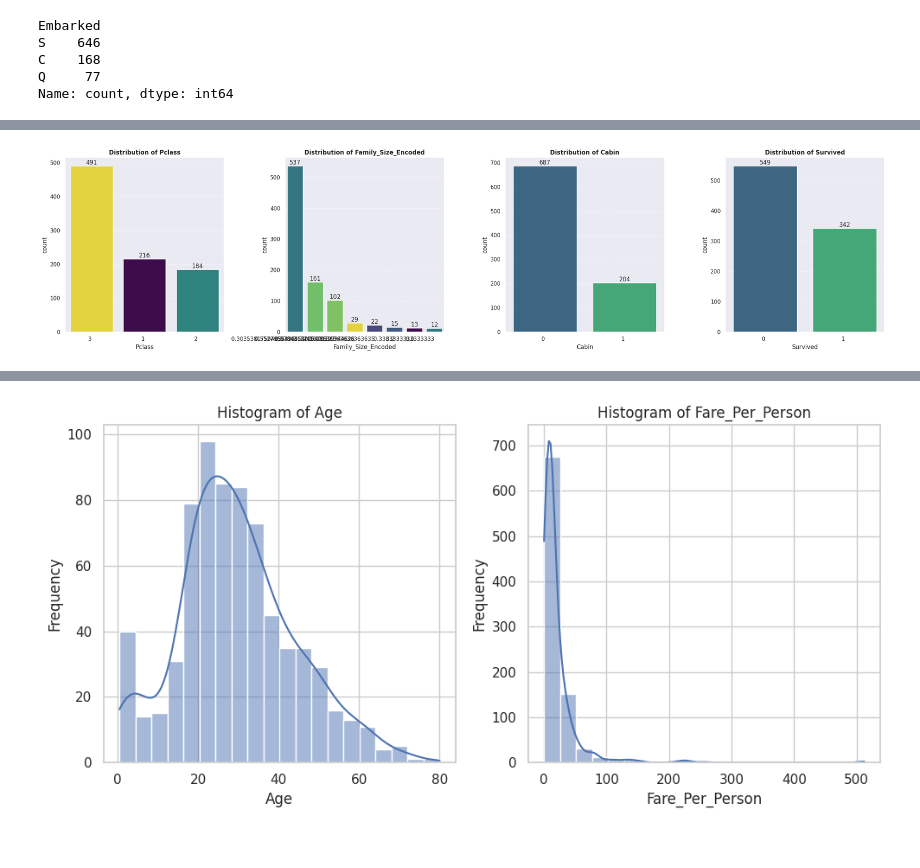
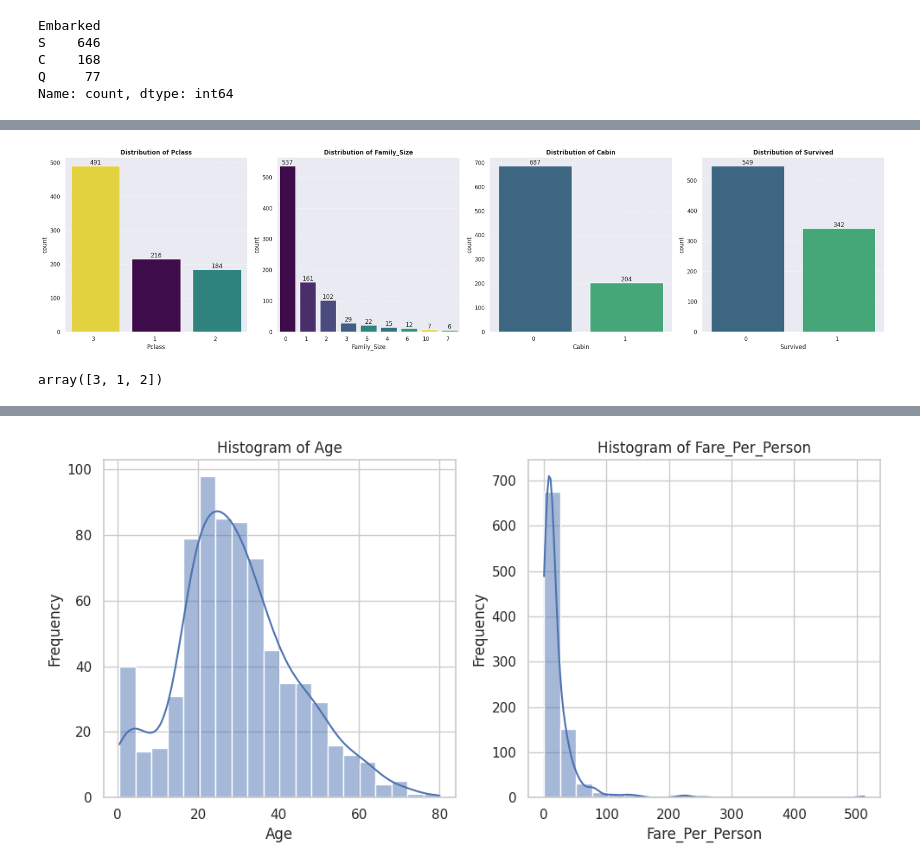
Before and after one commit to Bladys0710/titanic-ml-project, a Jupyter notebook: notebooks/01_EDA_and_PreProcessing.ipynb, the cells around one changed output, grey strips where cells are left out. Saved outputs shown, nothing was run; the diff lists cells and outputs as text; code cells hidden in the pictures.

```diff
--- a/notebooks/01_EDA_and_PreProcessing.ipynb
+++ b/notebooks/01_EDA_and_PreProcessing.ipynb
@@ -388,37 +401,37 @@ import matplotlib.pyplot as plt
 plt.figure(figsize=(24, 6))
 
 # Columns to visualize
-categorical_columns = ['Pclass', 'Family_Size_Encoded', 'Cabin', 'Survived']
+categorical_columns = ['Pclass', 'Family_Size', 'Cabin', 'Survived']
 
 # Create 1x4 grid of charts
 for i, column in enumerate(categorical_columns, 1):
     plt.subplot(1, 4, i)
 
     # Updated countplot to resolve FutureWarning
     chart = sns.countplot(
         data=train_data,
         x=column,
         hue=column,  # Assign x to hue
         legend=False,  # Remove legend
         order=train_data[column].value_counts().index,
         palette='viridis'  # Color palette
     )
 
     # Rotate and align the tick labels
     plt.xticks(rotation=0, ha='right')
 
     # Add title and adjust font
     plt.title(f'Distribution of {column}', fontsize=12, fontweight='bold')
 
     # Add count labels
     for container in chart.containers:
         chart.bar_label(container, label_type='edge')
 
     # Add grid lines for better readability
     plt.grid(axis='y', linestyle='--', alpha=0.7)
 
 # Ensure tight layout to prevent overlap
 plt.tight_layout()
 plt.show()
 # %% [output]
-[figure, old version]
+[figure, new version]
@@ -424,0 +440,4 @@ plt.show()
+# %%
+train_data['Pclass'].unique()
+# %% [output]
+array([3, 1, 2])
```
Also changed, not shown: parts of 27 cells of this notebook, 3 other files.
